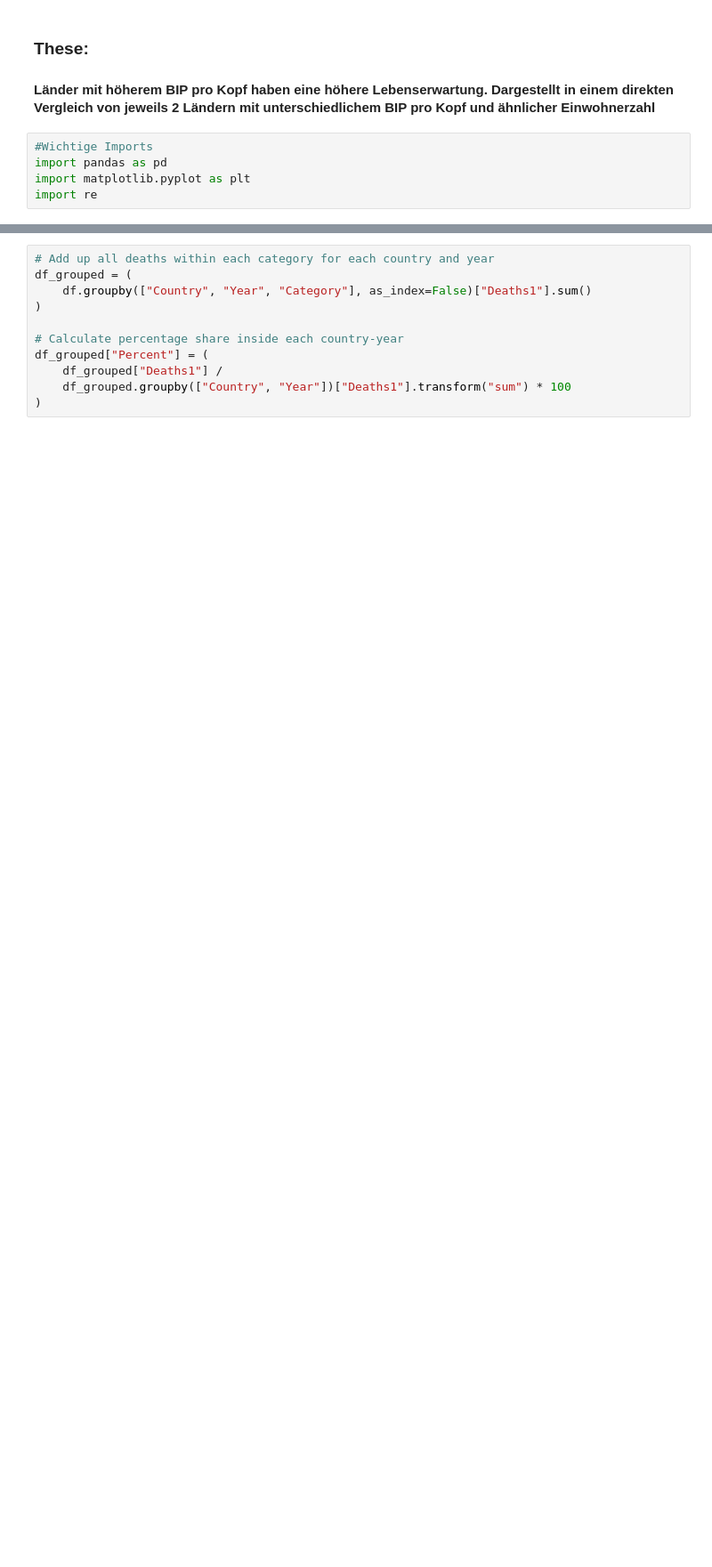
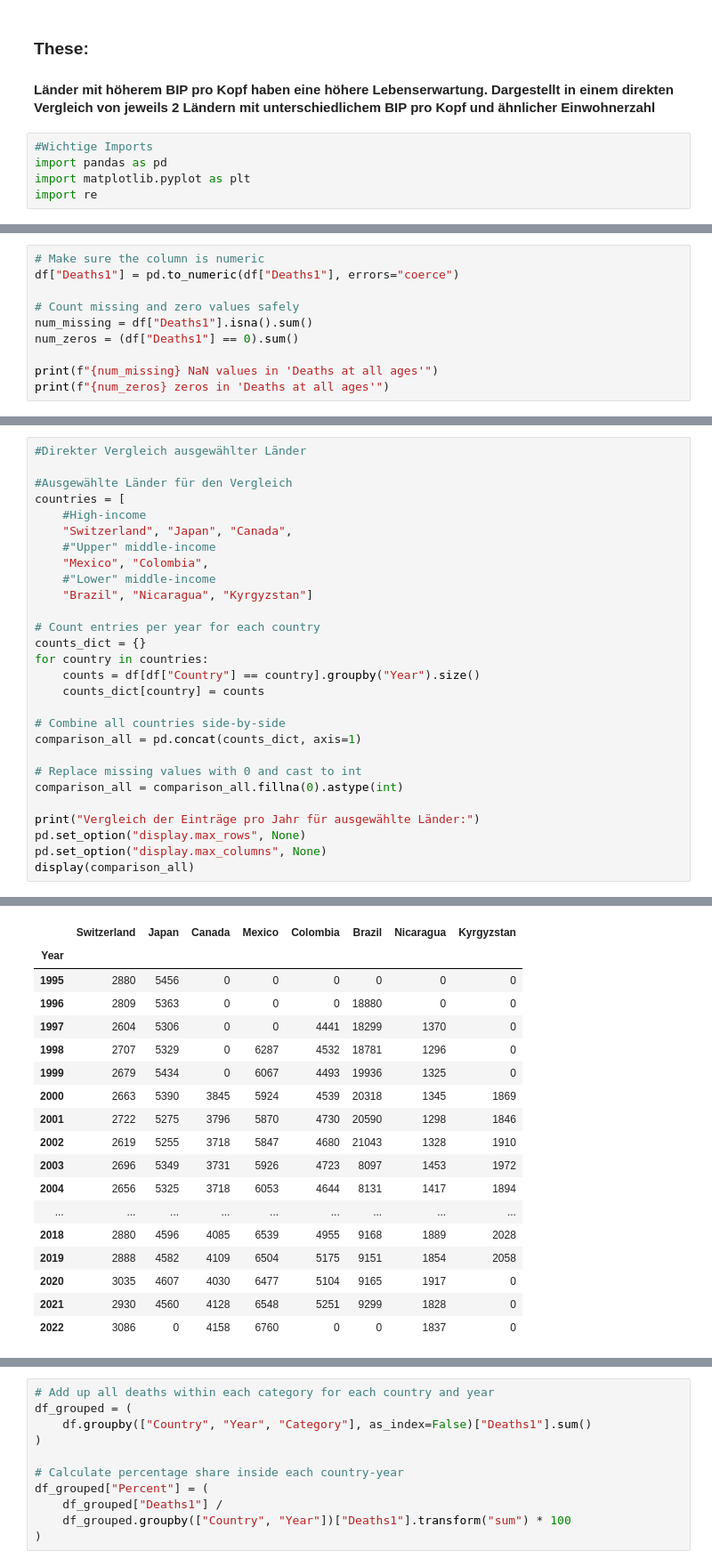
Before and after one commit to ihringerlinus/WHO_Mortality_Database, a Jupyter notebook: TheseKristian.ipynb, the cells around one changed output, grey strips where cells are left out. Shown at 89% size. Drawn from its saved outputs; the diff is of its cells as text; blank space fills up the shorter version.

```diff
--- a/TheseKristian.ipynb
+++ b/TheseKristian.ipynb
@@ -24,0 +22,10 @@ print(df.head())
+# %%
+# Make sure the column is numeric
+df["Deaths1"] = pd.to_numeric(df["Deaths1"], errors="coerce")
+
+# Count missing and zero values safely
+num_missing = df["Deaths1"].isna().sum()
+num_zeros = (df["Deaths1"] == 0).sum()
+
+print(f"{num_missing} NaN values in 'Deaths at all ages'")
+print(f"{num_zeros} zeros in 'Deaths at all ages'")
@@ -24,0 +104,29 @@ print(df.head())
+# %%
+#Direkter Vergleich ausgewählter Länder
+
+#Ausgewählte Länder für den Vergleich
+countries = [
+    #High-income
+    "Switzerland", "Japan", "Canada",
+    #"Upper" middle-income
+    "Mexico", "Colombia",
+    #"Lower" middle-income
+    "Brazil", "Nicaragua", "Kyrgyzstan"]
+
+# Count entries per year for each country
+counts_dict = {}
+for country in countries:
+    counts = df[df["Country"] == country].groupby("Year").size()
+    counts_dict[country] = counts
+
+# Combine all countries side-by-side
+comparison_all = pd.concat(counts_dict, axis=1)
+
+# Replace missing values with 0 and cast to int
+comparison_all = comparison_all.fillna(0).astype(int)
+
+print("Vergleich der Einträge pro Jahr für ausgewählte Länder:")
+pd.set_option("display.max_rows", None)
+pd.set_option("display.max_columns", None)
+display(comparison_all)
+# %% [output]
@@ -25,3 +134,21 @@ print(df.head())
+|  | Switzerland | Japan | Canada | Mexico | Colombia | Brazil | Nicaragua | Kyrgyzstan |
+| Year |  |  |  |  |  |  |  |  |
+| 1995 | 2880 | 5456 | 0 | 0 | 0 | 0 | 0 | 0 |
+| 1996 | 2809 | 5363 | 0 | 0 | 0 | 18880 | 0 | 0 |
+| 1997 | 2604 | 5306 | 0 | 0 | 4441 | 18299 | 1370 | 0 |
+| 1998 | 2707 | 5329 | 0 | 6287 | 4532 | 18781 | 1296 | 0 |
+| 1999 | 2679 | 5434 | 0 | 6067 | 4493 | 19936 | 1325 | 0 |
+| 2000 | 2663 | 5390 | 3845 | 5924 | 4539 | 20318 | 1345 | 1869 |
+| 2001 | 2722 | 5275 | 3796 | 5870 | 4730 | 20590 | 1298 | 1846 |
+| 2002 | 2619 | 5255 | 3718 | 5847 | 4680 | 21043 | 1328 | 1910 |
+| 2003 | 2696 | 5349 | 3731 | 5926 | 4723 | 8097 | 1453 | 1972 |
+| 2004 | 2656 | 5325 | 3718 | 6053 | 4644 | 8131 | 1417 | 1894 |
+| ... | ... | ... | ... | ... | ... | ... | ... | ... |
+| 2018 | 2880 | 4596 | 4085 | 6539 | 4955 | 9168 | 1889 | 2028 |
+| 2019 | 2888 | 4582 | 4109 | 6504 | 5175 | 9151 | 1854 | 2058 |
+| 2020 | 3035 | 4607 | 4030 | 6477 | 5104 | 9165 | 1917 | 0 |
+| 2021 | 2930 | 4560 | 4128 | 6548 | 5251 | 9299 | 1828 | 0 |
+| 2022 | 3086 | 0 | 4158 | 6760 | 0 | 0 | 1837 | 0 |
 # %%
 # Define the list of countries you want
 countries = [
```
Also changed, not shown: parts of 31 cells of this notebook.
